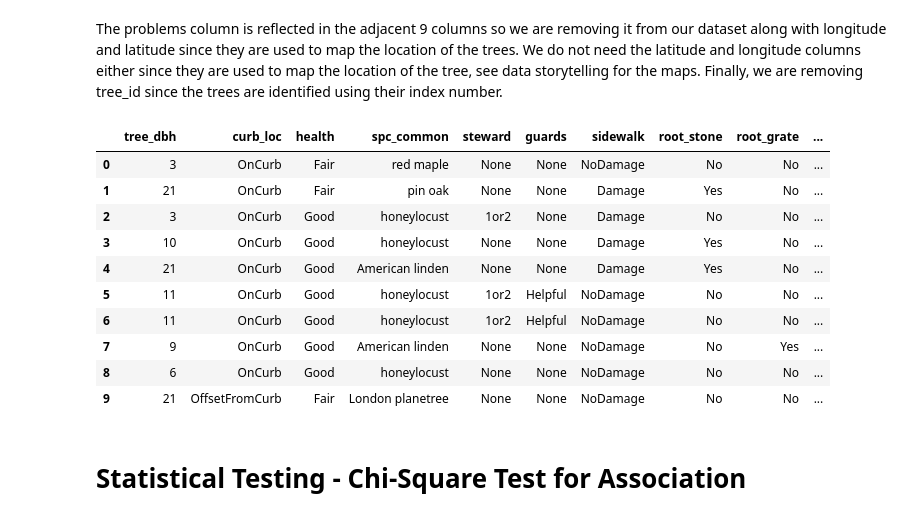
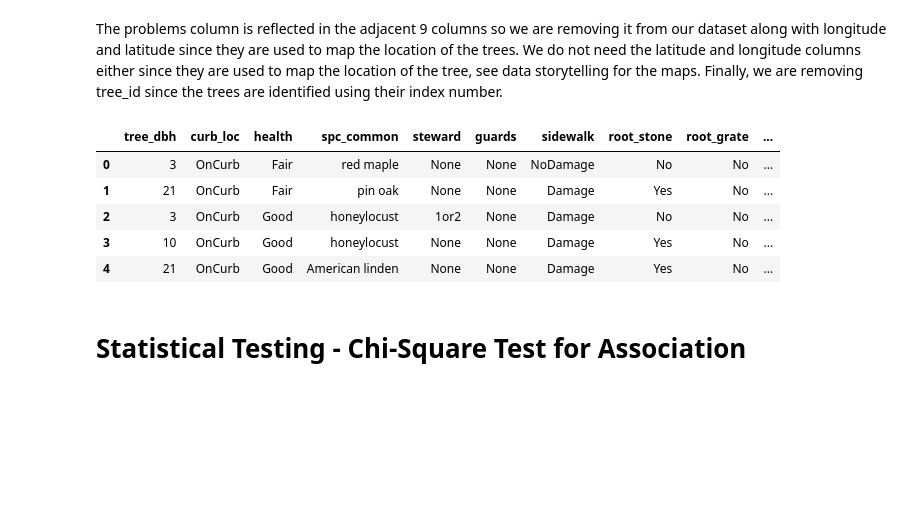
Before and after one commit to annasophiat/tree-health-census, a Jupyter notebook: tree_census_statistical_analysis.ipynb, the cells around one changed output. Cells and saved outputs as stored; diff of their text form; code cells hidden in the pictures; blank space fills up the shorter version.

```diff
--- a/tree_census_statistical_analysis.ipynb
+++ b/tree_census_statistical_analysis.ipynb
@@ -72,19 +72,14 @@ tree = tree.drop(col_remove, axis=1)
 # %%
 # cleaned up dataset
 
-tree.head(10)
+tree.head()
 # %% [output]
 |  | tree_dbh | curb_loc | health | spc_common | steward | guards | sidewalk | root_stone | root_grate | ... |
 | 0 | 3 | OnCurb | Fair | red maple | None | None | NoDamage | No | No | ... |
 | 1 | 21 | OnCurb | Fair | pin oak | None | None | Damage | Yes | No | ... |
 | 2 | 3 | OnCurb | Good | honeylocust | 1or2 | None | Damage | No | No | ... |
 | 3 | 10 | OnCurb | Good | honeylocust | None | None | Damage | Yes | No | ... |
 | 4 | 21 | OnCurb | Good | American linden | None | None | Damage | Yes | No | ... |
-| 5 | 11 | OnCurb | Good | honeylocust | 1or2 | Helpful | NoDamage | No | No | ... |
-| 6 | 11 | OnCurb | Good | honeylocust | 1or2 | Helpful | NoDamage | No | No | ... |
-| 7 | 9 | OnCurb | Good | American linden | None | None | NoDamage | No | Yes | ... |
-| 8 | 6 | OnCurb | Good | honeylocust | None | None | NoDamage | No | No | ... |
-| 9 | 21 | OffsetFromCurb | Fair | London planetree | None | None | NoDamage | No | No | ... |
 # %% [markdown]
 # Statistical Testing - Chi-Square Test for Association
 # %% [markdown]
```
Also changed, not shown: parts of 18 cells of this notebook.
